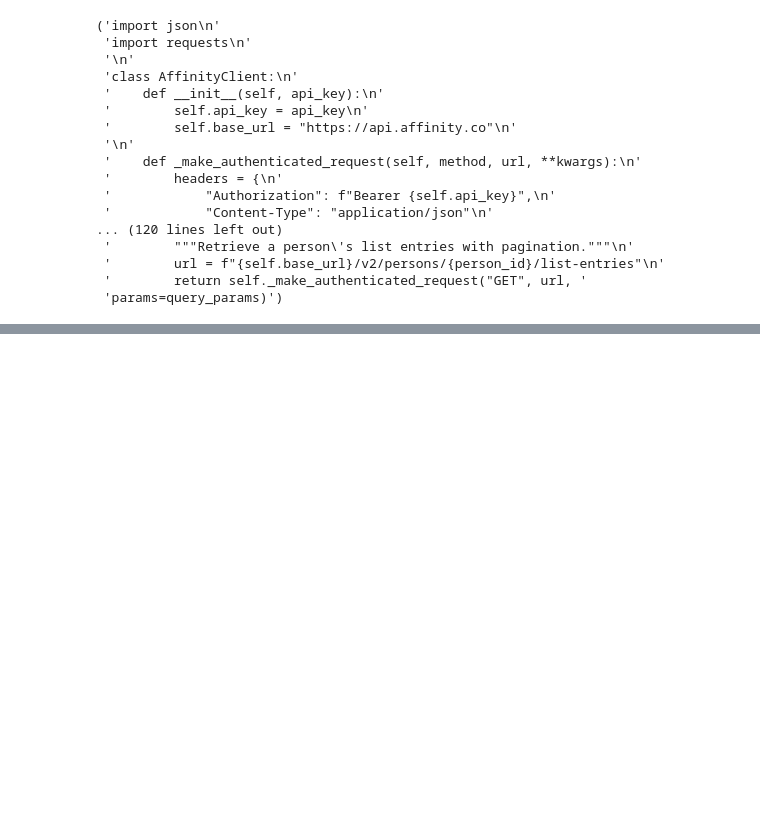
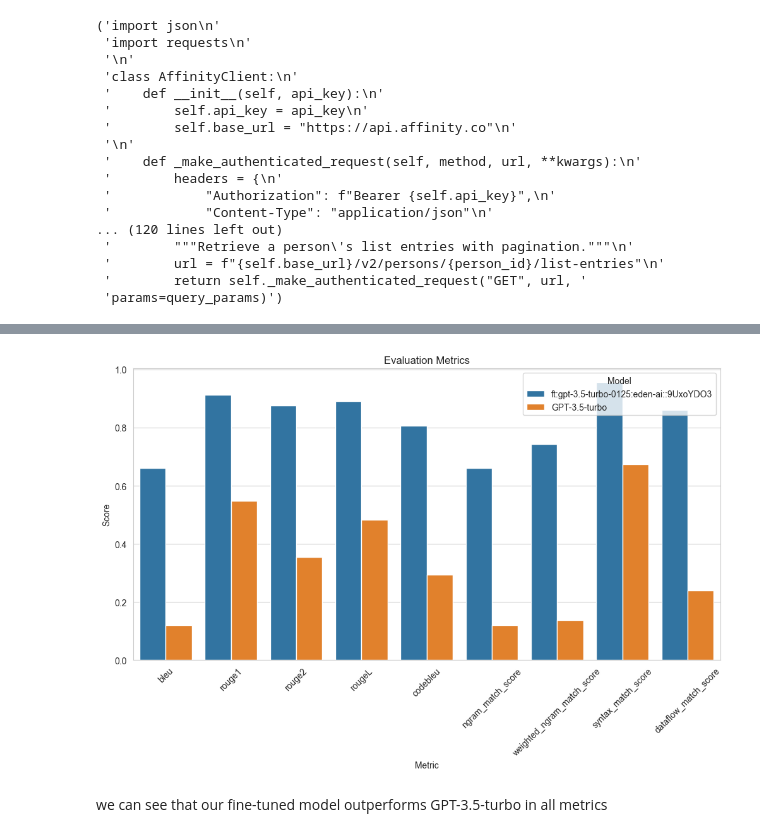
Before and after one commit to lolifmaster/sdk-generator, a Jupyter notebook: evaluation.ipynb, the cells around one changed output, grey strips where cells are left out. Saved outputs shown, nothing was run; the diff lists cells and outputs as text; code cells hidden in the pictures; blank space fills up the shorter version.

```diff
--- a/evaluation.ipynb
+++ b/evaluation.ipynb
@@ -358,0 +439,9 @@ diff
+# %%
+import matplotlib.pyplot as plt
+import seaborn as sns
+
+sns.set_style('whitegrid')
+# %%
+evaluation_df = evaluation.T
+evaluation_df.reset_index(inplace=True)
+evaluation_df
@@ -358,0 +452,3 @@ diff
+# %%
+evaluation_df.rename(columns={'index': 'model'}, inplace=True)
+evaluation_df
@@ -358,0 +459,3 @@ diff
+# %%
+evaluation_df = evaluation_df.melt(id_vars='model', var_name='metric', value_name='score')
+evaluation_df
@@ -358,0 +480,14 @@ diff
+# %%
+plt.figure(figsize=(12, 6))
+sns.barplot(x='metric', y='score', hue='model', data=evaluation_df)
+plt.title('Evaluation Metrics')
+plt.ylabel('Score')
+plt.xlabel('Metric')
+plt.legend(title='Model', loc='upper right')
+plt.xticks(rotation=45)
+# save plot
+plt.savefig(TEST_DATA_DIR / 'evaluation_plot.png')
+# %% [output]
+[figure, added]
+# %% [markdown]
+we can see that our fine-tuned model outperforms GPT-3.5-turbo in all metrics
```
Also changed, not shown: parts of 29 cells of this notebook, 15 other files.
